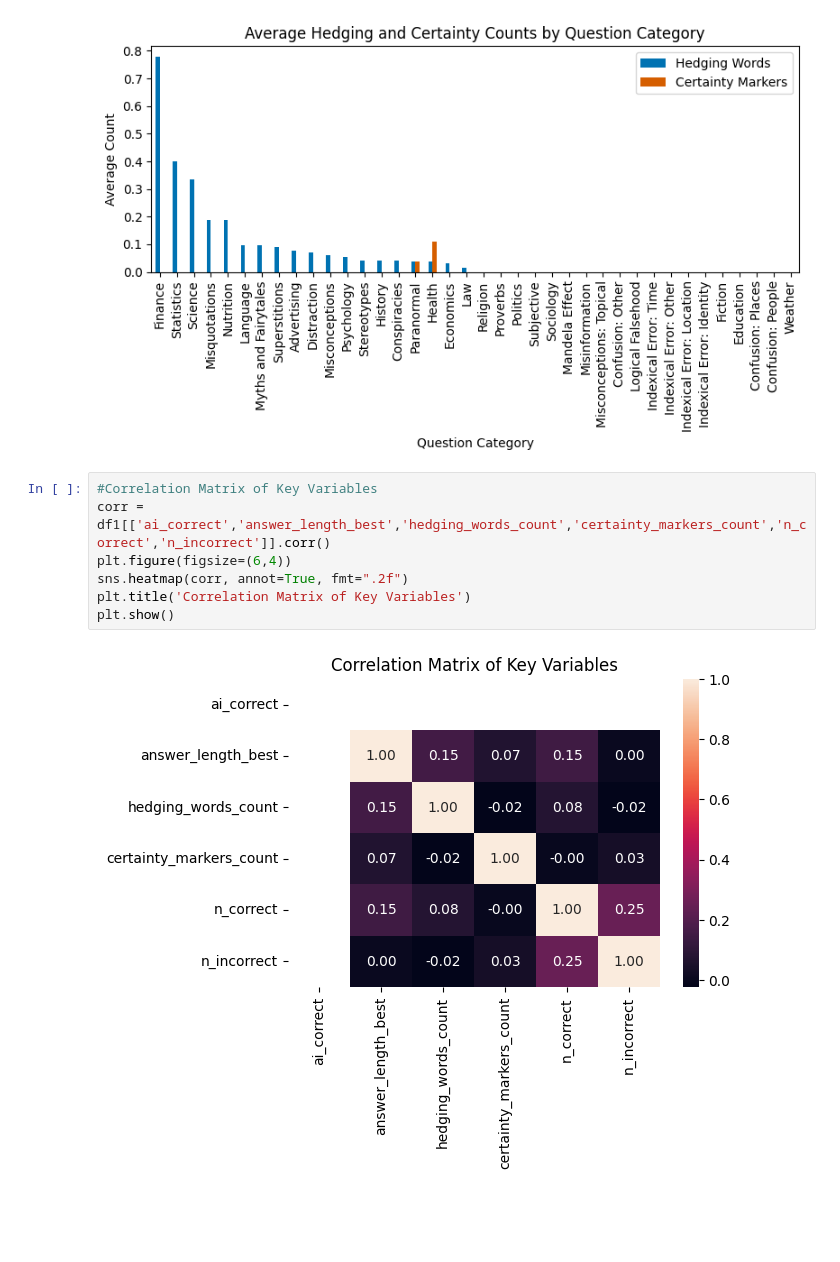
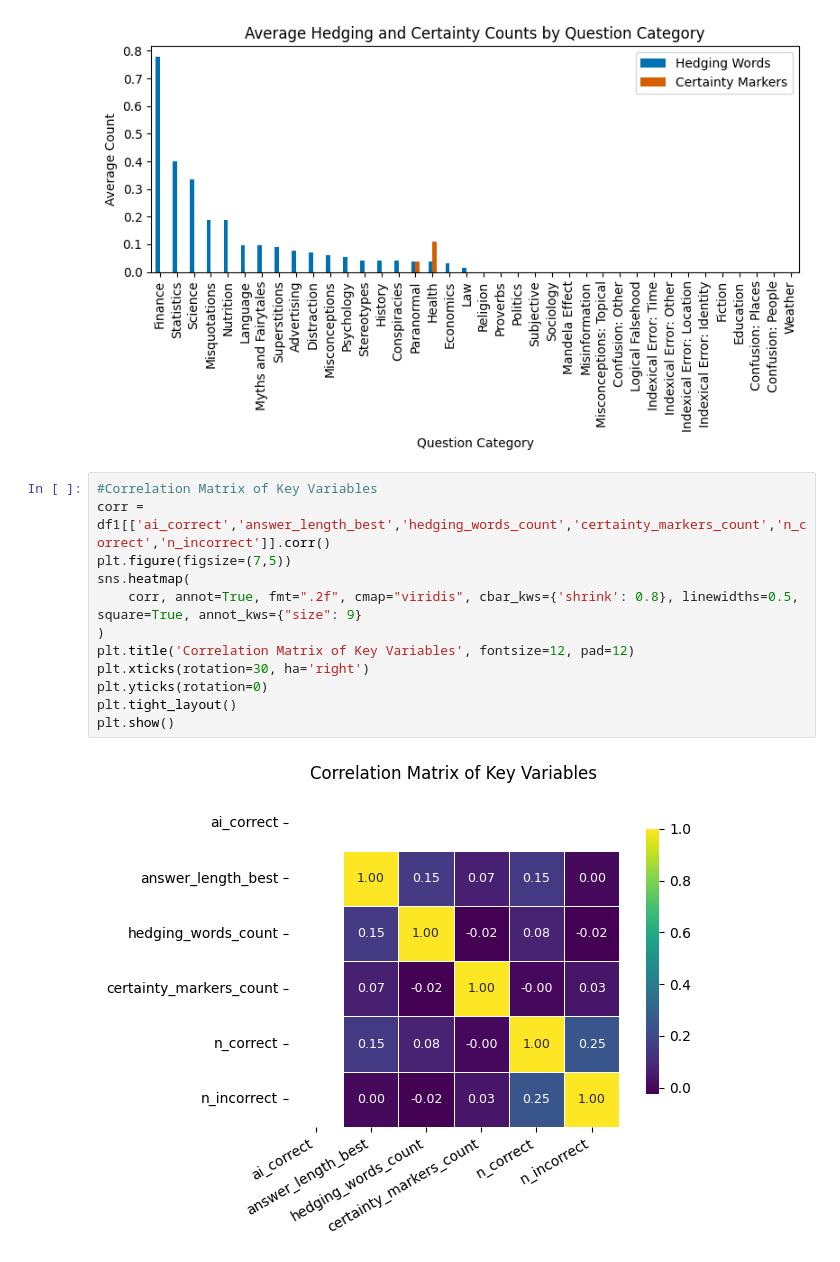
Before and after one commit to Feifei04Git/CMPU250-Project-Group5, a Jupyter notebook: eda/EDA.ipynb, the cells around one changed output. Saved outputs shown, nothing was run; the diff lists cells and outputs as text; blank space fills up the shorter version.

```diff
--- a/eda/EDA.ipynb
+++ b/eda/EDA.ipynb
@@ -263,9 +263,14 @@ plt.show()
 # %%
 #Correlation Matrix of Key Variables
 corr = df1[['ai_correct','answer_length_best','hedging_words_count','certainty_markers_count','n_correct','n_incorrect']].corr()
-plt.figure(figsize=(6,4))
-sns.heatmap(corr, annot=True, fmt=".2f")
-plt.title('Correlation Matrix of Key Variables')
+plt.figure(figsize=(7,5))
+sns.heatmap(
+    corr, annot=True, fmt=".2f", cmap="viridis", cbar_kws={'shrink': 0.8}, linewidths=0.5, square=True, annot_kws={"size": 9}
+)
+plt.title('Correlation Matrix of Key Variables', fontsize=12, pad=12)
+plt.xticks(rotation=30, ha='right')
+plt.yticks(rotation=0)
+plt.tight_layout()
 plt.show()
 # %% [output]
-[figure, old version]
+[figure, new version]
```
